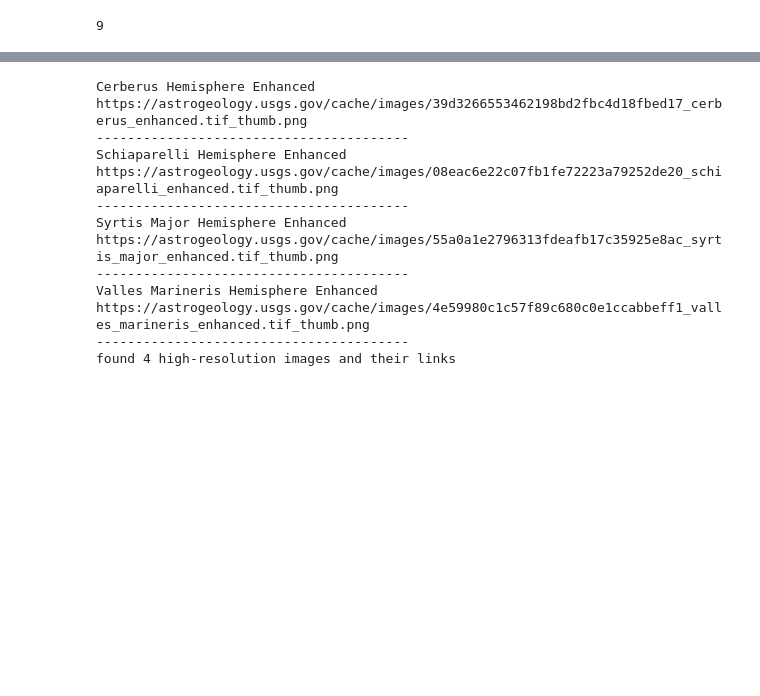
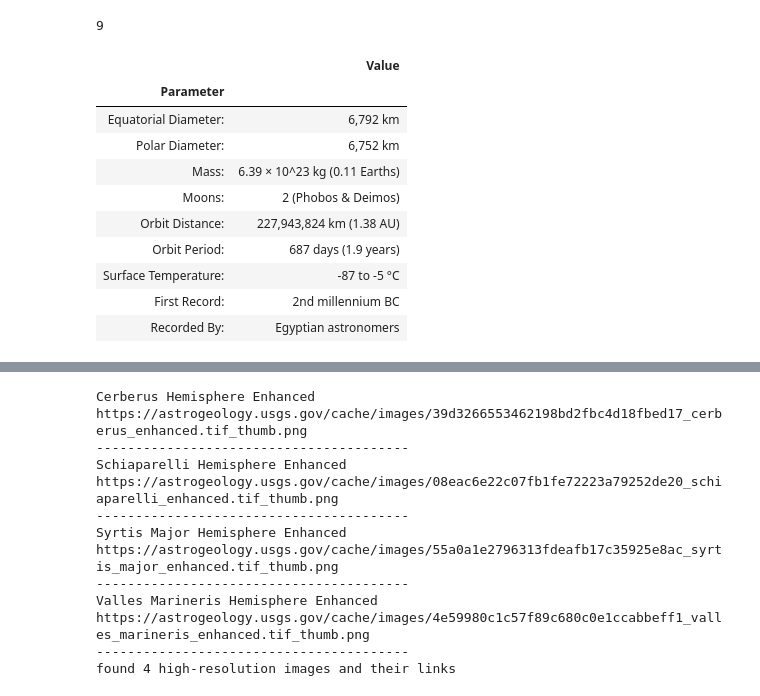
Before and after one commit to InnaG33/web-scraping-challenge, a Jupyter notebook: Missions_to_Mars/mission_to_mars.ipynb, the cells around one changed output, grey strips where cells are left out. Cells and saved outputs as stored; diff of their text form; code cells hidden in the pictures; blank space fills up the shorter version.

```diff
--- a/Missions_to_Mars/mission_to_mars.ipynb
+++ b/Missions_to_Mars/mission_to_mars.ipynb
@@ -259,3 +254,18 @@ mars_facts_df.head()
 len(mars_facts_df)
 # %% [output]
 9
+# %%
+mars_facts_df.set_index('Parameter', inplace=True)
+mars_facts_df
+# %% [output]
+|  | Value |
+| Parameter |  |
+| Equatorial Diameter: | 6,792 km |
+| Polar Diameter: | 6,752 km |
+| Mass: | 6.39 × 10^23 kg (0.11 Earths) |
+| Moons: | 2 (Phobos & Deimos) |
+| Orbit Distance: | 227,943,824 km (1.38 AU) |
+| Orbit Period: | 687 days (1.9 years) |
+| Surface Temperature: | -87 to -5 °C |
+| First Record: | 2nd millennium BC |
+| Recorded By: | Egyptian astronomers |
```
Also changed, not shown: parts of 12 cells of this notebook, 13 other files.
